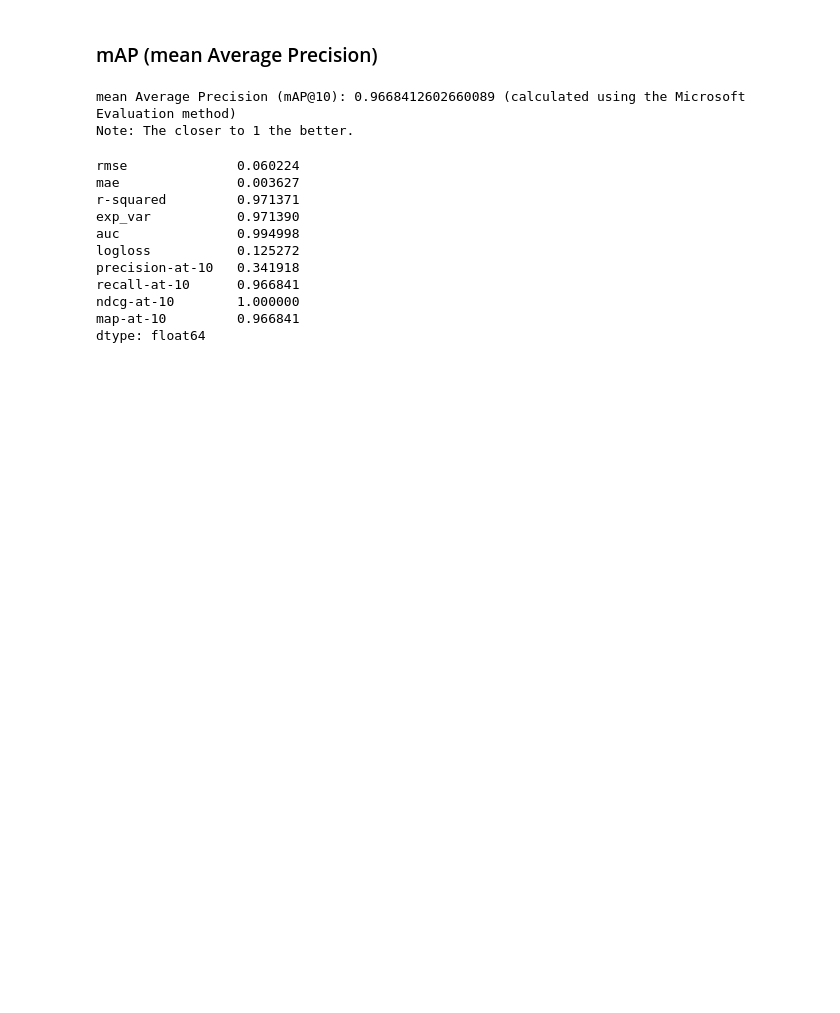
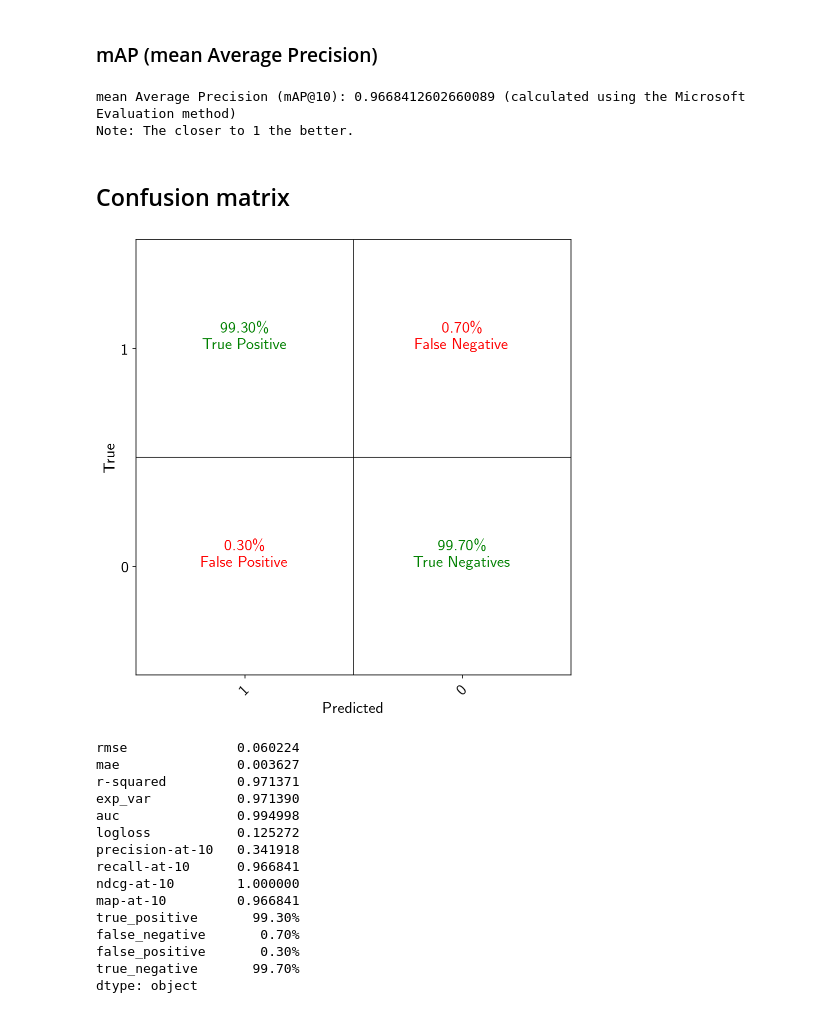
Before and after one commit to WSzP/uxml-ecommerce, a Jupyter notebook: data-preparation-test.ipynb, the cells around one changed output. Drawn from its saved outputs; the diff is of its cells as text; code cells hidden in the pictures; blank space fills up the shorter version.

Commit message:
added confusion matrix to all 3 tests (normal, quick and data preparation)

```diff
--- a/data-preparation-test.ipynb
+++ b/data-preparation-test.ipynb
@@ -15,8 +15,16 @@ from sklearn.metrics import (
     explained_variance_score,
     roc_auc_score,
     log_loss,
+    confusion_matrix
 )
 from sklearn.preprocessing import minmax_scale
+import matplotlib.pyplot as plt
+plt.rcParams['figure.figsize'] = (20,8)
+from matplotlib import rc
+rc('text', usetex=True)
+rc('font', size=16)
+%config InlineBackend.figure_format ='retina'
+import itertools
 from constants import (SEED, EPSILON, EVENT_THRESHOLD, DEFAULT_K, DEFAULT_THRESHOLD, LOG_DIR, UX_CONSTANTS,
                        DATA_DIR, TEST_DATA_PATH, DATA_OCT, DATA_NOV, USECOLS, USER, ITEM, RATING, PREDICTION)
 from utilities.ms_evaluation import (rmse, auc, logloss, precision_at_k, recall_at_k, ndcg_at_k, map_at_k, mae, rsquared, exp_var)
@@ -184,6 +192,35 @@ log[f"map-at-{DEFAULT_K}"]=map_mse
 # %% [output]
 mean Average Precision (mAP@10): 0.9668412602660089 (calculated using the Microsoft Evaluation method)
 Note: The closer to 1 the better.
+# %% [markdown]
+## Confusion matrix
+# %%
+conf_mat = confusion_matrix(
+    [1 if x > POSITIVE_ABOVE  else 0 for x in df_true[RATING]],
+    [1 if x > POSITIVE_ABOVE  else 0 for x in df_prepared[PREDICTION]],
+    labels=[1,0])
+conf_mat = np.round(conf_mat.astype('float') / conf_mat.sum(axis=1)[:, np.newaxis],4)*100
+log["true_positive"]=f"{conf_mat[0,0]:.2f}%"
+log["false_negative"]=f"{conf_mat[0,1]:.2f}%"
+log["false_positive"]=f"{conf_mat[1,0]:.2f}%"
+log["true_negative"]=f"{conf_mat[1,1]:.2f}%"
+
+descriptions = np.array([["True Positive", "False Negative"], ["False Positive", "True Negatives"]])
+colors = np.array([["green", "red"], ["red", "green"]])
+
+plt.imshow([[0,0],[0,0]], interpolation='nearest', cmap=plt.cm.Greys)
+for i, j in itertools.product(range(conf_mat.shape[0]), range(conf_mat.shape[1])):
+    plt.text(j, i, format(conf_mat[i, j], ".2f")+'\%\n' + descriptions[i, j], horizontalalignment="center", color=colors[i,j])
+plt.axhline(y=0.5, xmin=0, xmax=1, color="black", linewidth=0.75)
+plt.axvline(x=0.5, ymin=0, ymax=1, color="black", linewidth=0.75)
+plt.ylabel('True')
+plt.xlabel('Predicted')
+# plt.title("Confusion Matrix")
+plt.xticks([0,1], [1,0], rotation=45)
+plt.yticks([0,1], [1,0])
+plt.show()
+# %% [output]
+[figure, added]
 # %%
 log.to_csv(TEST_RESULTS_PATH, index = True, header=False)
 log
@@ -198,4 +235,8 @@ precision-at-10   0.341918
 recall-at-10      0.966841
 ndcg-at-10        1.000000
 map-at-10         0.966841
-dtype: float64
+true_positive       99.30%
+false_negative       0.70%
+false_positive       0.30%
+true_negative       99.70%
+dtype: object
```
Also changed, not shown: 3 other files.
